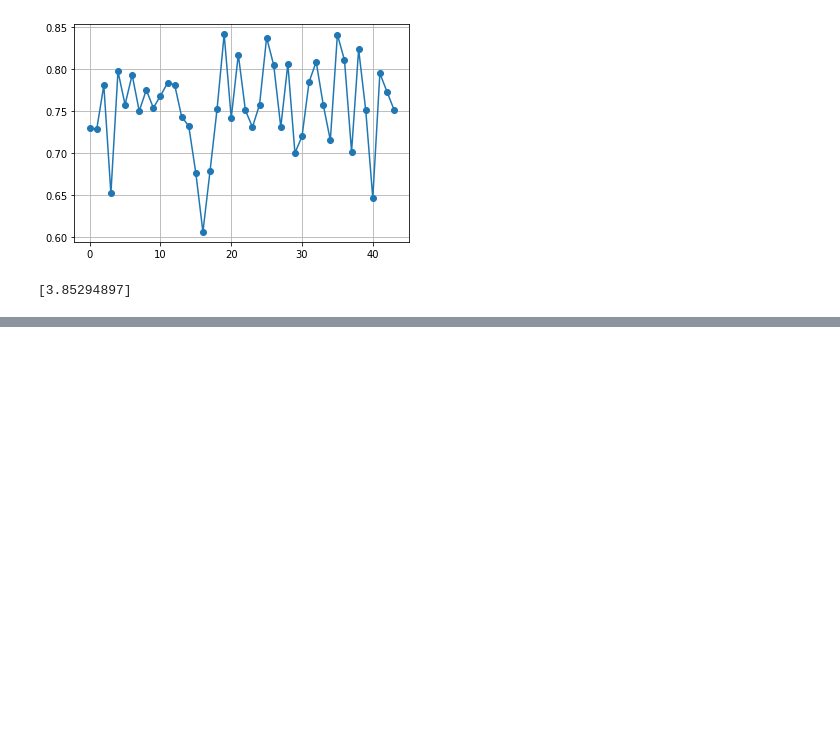
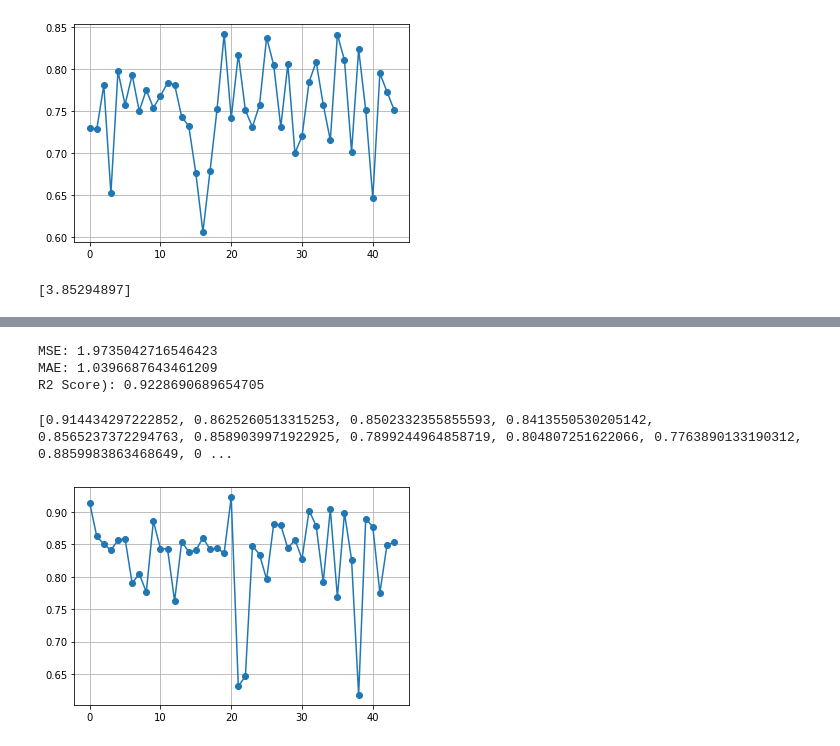
Before and after one commit to ShahHet2812/Sem4, a Jupyter notebook: B4_128_Sem_4/B4_T2/Python/Chapter-5.ipynb, the cells around one changed output, grey strips where cells are left out. Cells and saved outputs as stored; diff of their text form; code cells hidden in the pictures; blank space fills up the shorter version.

```diff
--- a/B4_128_Sem_4/B4_T2/Python/Chapter-5.ipynb
+++ b/B4_128_Sem_4/B4_T2/Python/Chapter-5.ipynb
@@ -261,0 +380,11 @@ print(pred)
+# %%
+y=data['Selling_Price']
+x=data.drop('Selling_Price', axis=1)
+# %%
+from sklearn.model_selection import train_test_split
+x_train, x_test, y_train, y_test = train_test_split(x,y, test_size=0.2, random_state=20)
+print(x_train.shape)
+print(x_test.shape)
+print(y_train.shape)
+print(y_test.shape)
+x.columns
@@ -261,0 +400,6 @@ print(pred)
+# %%
+from sklearn.linear_model import LinearRegression
+lm = LinearRegression()
+model = lm.fit(x_train, y_train)
+y_pred = model.predict(x_test)
+print(y_pred)
@@ -261,0 +436,26 @@ print(pred)
+# %%
+from sklearn.metrics import mean_squared_error,mean_absolute_error,r2_score
+mse = mean_squared_error(y_test, y_pred)
+mae = mean_absolute_error(y_test,y_pred)
+r2 = r2_score(y_test, y_pred)
+print('MSE:', mse)
+print('MAE:', mae)
+print('R2 Score):', r2)
+# %% [output]
+MSE: 1.9735042716546423
+MAE: 1.0396687643461209
+R2 Score): 0.9228690689654705
+# %%
+l=[]
+for i in range(0,44):
+    x_train,x_test,y_train,y_test=train_test_split(x,y,test_size=0.2,random_state=i)
+    lr.fit(x_train,y_train)
+    y_pred=lr.predict(x_test)
+    r2=metrics.r2_score(y_test,y_pred)
+    l.append(r2)
+print(l)
+plt.plot(range(44),l,marker='o')
+plt.grid()
+# %% [output]
+[0.914434297222852, 0.8625260513315253, 0.8502332355855593, 0.8413550530205142, 0.8565237372294763, 0.8589039971922925, 0.7899244964858719, 0.804807251622066, 0.7763890133190312, 0.8859983863468649, 0 ...
+[figure, added]
```
Also changed, not shown: parts of 24 cells of this notebook.
